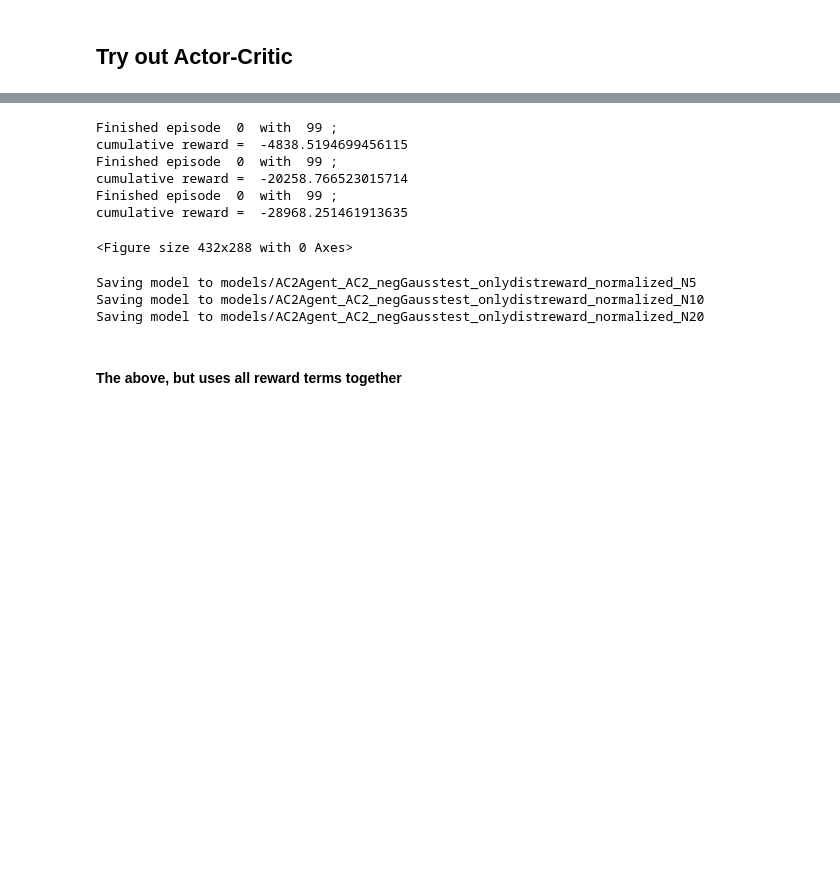
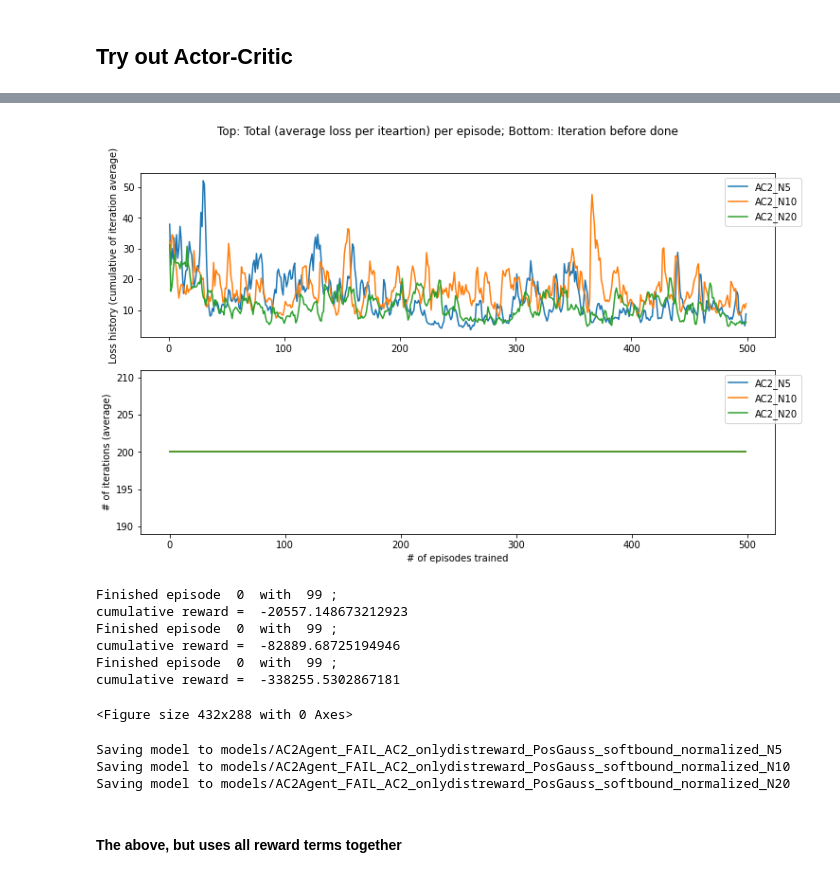
Before and after one commit to zhzhang2018/NN_MARL_experiments, a Jupyter notebook: consensus1207.ipynb, the cells around one changed output, grey strips where cells are left out. Drawn from its saved outputs; the diff is of its cells as text; code cells hidden in the pictures; blank space fills up the shorter version.

```diff
--- a/consensus1207.ipynb
+++ b/consensus1207.ipynb
@@ -137,29 +169,33 @@ plot_reward_hist([h[::skip] for h in AC2_hist], test_interval*skip,
 # %%
 # Plot loss per # of agent
 skip=1
-plot_loss_hist(hists=[h[::skip] for h in AC2_loss], hist_names=['AC2_N{0}'.format(N_) for N_ in N_list[:4]], log=False,
+plot_loss_hist(hists=[h[::skip] for h in AC2_loss], hist_names=['AC2_N{0}'.format(N_) for N_ in N_list], log=False,
                num_iteration=num_iteration, update_mode=UPDATE_PER_ITERATION, bar=False)
+# %% [output]
+[figure, added]
 # %%
 ### Save their animations and see how they behave.
 for i,N_ in enumerate(N_list):
-    plot_test(AC2_list[i], env_list[i], fnames=['AC2_dist_reward_test{0}_N{1}'.format(j,N_) for j in range(1)],
+    plot_test(AC2_list[i], env_list[i], fnames=['AC2_dist_reward_Gauss_softbound_test{0}_N{1}'.format(j,N_) for j in range(1)],
         num_iteration=100, action_space=action_space, imdir='screencaps/',debug=debug)
 # %% [output]
 Finished episode  0  with  99 ;
-cumulative reward =  -4838.5194699456115
+cumulative reward =  -20557.148673212923
 Finished episode  0  with  99 ;
-cumulative reward =  -20258.766523015714
+cumulative reward =  -82889.68725194946
 Finished episode  0  with  99 ;
-cumulative reward =  -28968.251461913635
+cumulative reward =  -338255.5302867181
 <Figure size 432x288 with 0 Axes>
-# %%
-AC2_list[0].save_model("AC2_negGausstest_onlydistreward_normalized_N5")
-AC2_list[1].save_model("AC2_negGausstest_onlydistreward_normalized_N10")
-AC2_list[2].save_model("AC2_negGausstest_onlydistreward_normalized_N20")
-# %% [output]
-Saving model to models/AC2Agent_AC2_negGausstest_onlydistreward_normalized_N5
-Saving model to models/AC2Agent_AC2_negGausstest_onlydistreward_normalized_N10
-Saving model to models/AC2Agent_AC2_negGausstest_onlydistreward_normalized_N20
+# %%
+# AC2_list[0].save_model("AC2_onlydistreward_PosGauss_softbound_normalized_N5")
+# AC2_list[1].save_model("AC2_onlydistreward_PosGauss_softbound_normalized_N10")
+# AC2_list[2].save_model("AC2_onlydistreward_PosGauss_softbound_normalized_N20")
+for i,N_ in enumerate(N_list):
+    AC2_list[i].save_model(sim_fnames[i])
+# %% [output]
+Saving model to models/AC2Agent_FAIL_AC2_onlydistreward_PosGauss_softbound_normalized_N5
+Saving model to models/AC2Agent_FAIL_AC2_onlydistreward_PosGauss_softbound_normalized_N10
+Saving model to models/AC2Agent_FAIL_AC2_onlydistreward_PosGauss_softbound_normalized_N20
 # %% [markdown]
 #### The above, but uses all reward terms together
 # %%
```
Also changed, not shown: parts of 18 cells of this notebook, 7 other files.
